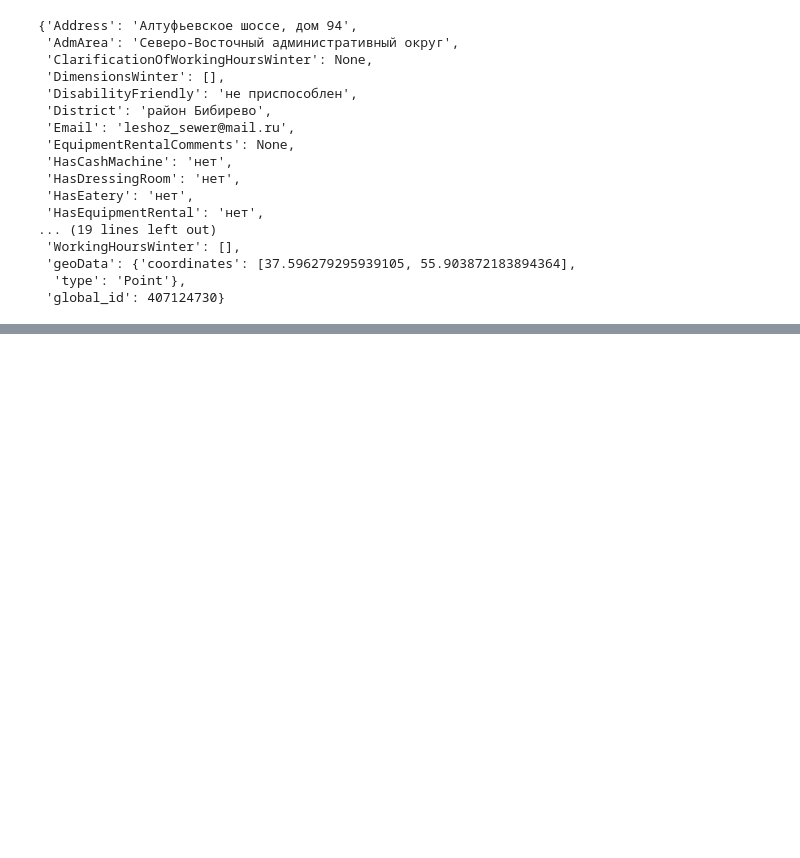
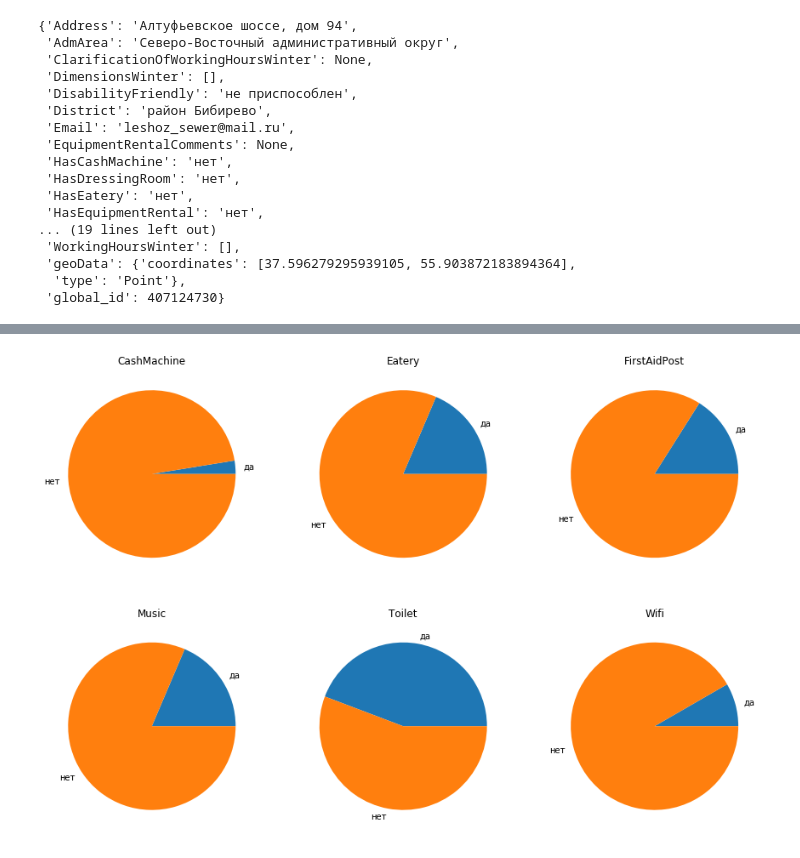
Before and after one commit to ibulgakov/MoscowPicnic, a Jupyter notebook: proba_aq.ipynb, the cells around one changed output, grey strips where cells are left out. Saved outputs shown, nothing was run; the diff lists cells and outputs as text; code cells hidden in the pictures; blank space fills up the shorter version.

```diff
--- a/proba_aq.ipynb
+++ b/proba_aq.ipynb
@@ -88,0 +143,16 @@ picnic[0]
+# %%
+boolean_fields = (
+    'HasCashMachine',
+    'HasDressingRoom',
+    'HasEatery',
+    'HasEquipmentRental',
+    'HasFirstAidPost',
+    'HasMusic',
+    'HasTechService',
+    'HasToilet',
+    'HasWifi'
+)
+# %%
+for picnic in picnic_data:
+    for field in boolean_fields:
+        picnic[field] = picnic[field] == 'да'
@@ -88,0 +229,4 @@ picnic[0]
+# %%
+import matplotlib.pyplot as plt
+%matplotlib inline  # это нужно, чтобы графики рисовались прямо в ноутбуке
+plt.rcParams.update({'font.size': 20})
@@ -88,0 +235,9 @@ picnic[0]
+# %%
+properties = (
+    'HasCashMachine',
+    'HasEatery',
+    'HasFirstAidPost',
+    'HasMusic',
+    'HasToilet',
+    'HasWifi'
+)
@@ -88,0 +264,13 @@ picnic[0]
+# %%
+fig, axes= plt.subplots(2, 3, figsize=(15,10))
+total = len(picnic_data)
+
+for i, ax in enumerate(axes.flatten()):
+    picnic_property = properties[i]
+    has_property = sum(1 for picnic in picnic_data if picnic[picnic_property])
+    ax.pie([has_property, total - has_property], labels=['да', 'нет'], radius=1, pctdistance=0.9)
+    ax.set_title(picnic_property[3:])
+
+plt.show()
+# %% [output]
+[figure, added]
```
Also changed, not shown: parts of 42 cells of this notebook.
